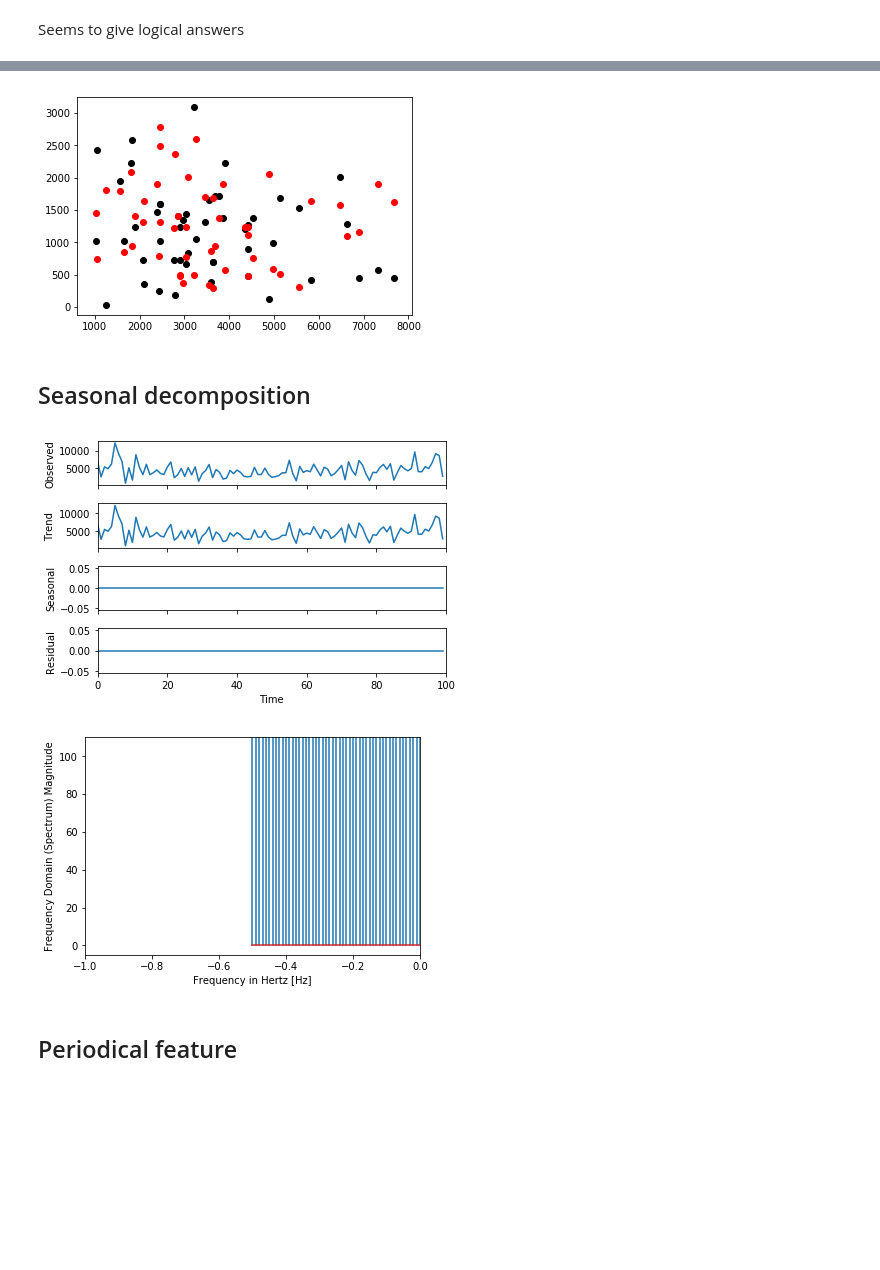
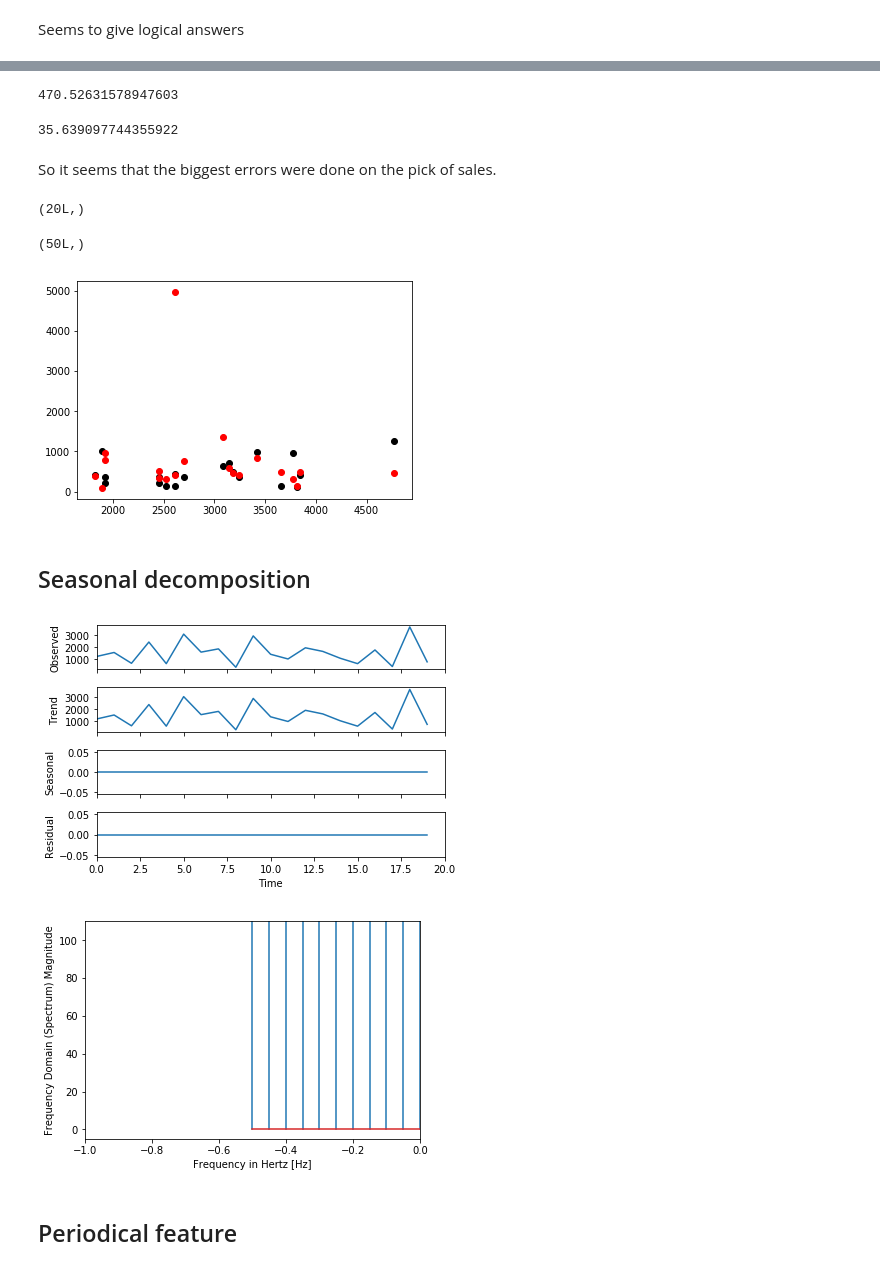
Before and after one commit to enrabre/Sales-forecast, a Jupyter notebook: pmi.ipynb, the cells around one changed output, grey strips where cells are left out. Cells and saved outputs as stored; diff of their text form; code cells hidden in the pictures; blank space fills up the shorter version.

Commit message:
Error mostly on pick/outlier proof + clean

```diff
--- a/pmi.ipynb
+++ b/pmi.ipynb
@@ -100,7 +93,7 @@ df = df.applymap(lambda x: 0 if x < 0 else x)
 # %%
 df2 = df.T
 # %%
-df3 = df2.resample('D').sum()
+df3 = df2.resample('W').sum()
 # %%
 df3.shape
 # %% [output]
@@ -131,8 +124,8 @@ y=[]
 for index, column in enumerate(df3):
     if index % 50 == 0:
         print index, len(X)
-    for stop in np.arange(100, len(df3[column])):
-        start = stop - 100
+    for stop in np.arange(20, len(df3[column])):
+        start = stop - 20
 
         if not (df3[column][start:stop].isnull().values.any() or np.isnan(df3[column][stop])):
             X.append([df3[column][start:stop].values])
@@ -452,11 +433,29 @@ np.mean(y_hat)
+# %%
+y_hat[0]
+# %% [output]
+470.52631578947603
+# %%
+np.median(y_hat - y)
+# %% [output]
+35.639097744355922
+# %% [markdown]
+So it seems that the biggest errors were done on the pick of sales.
+# %%
+X[-1][:50].shape
+# %% [output]
+(20L,)
+# %%
+y[:50].shape
+# %% [output]
+(50L,)
 # %%
 # Plot outputd
-plt.scatter(X[-1][:50], y[:50] , color='black')
-plt.scatter(X[-1][:50] , y_hat[:50] , color='red')
+plt.scatter(X[-1][:20], y[:20] , color='black')
+plt.scatter(X[-1][:20] , y_hat[:20] , color='red')
 
 plt.show()
 # %% [output]
-[figure, old version]
+[figure, new version]
 # %% [markdown]
 ## Seasonal decomposition
 # %%
@@ -464,7 +463,7 @@ result = seasonal_decompose(X[5000], model='additive', freq=1)
 result.plot()
 plt.show()
 # %% [output]
-[figure, old version]
+[figure, new version]
 # %%
 from scipy import fftpack
 
@@ -483,7 +482,7 @@ ax.set_ylim(-5, 110)
 
 plt.show()
 # %% [output]
-[figure, old version]
+[figure, new version]
 # %% [markdown]
 ## Periodical feature
 # %%
```
Also changed, not shown: parts of 34 cells of this notebook.
